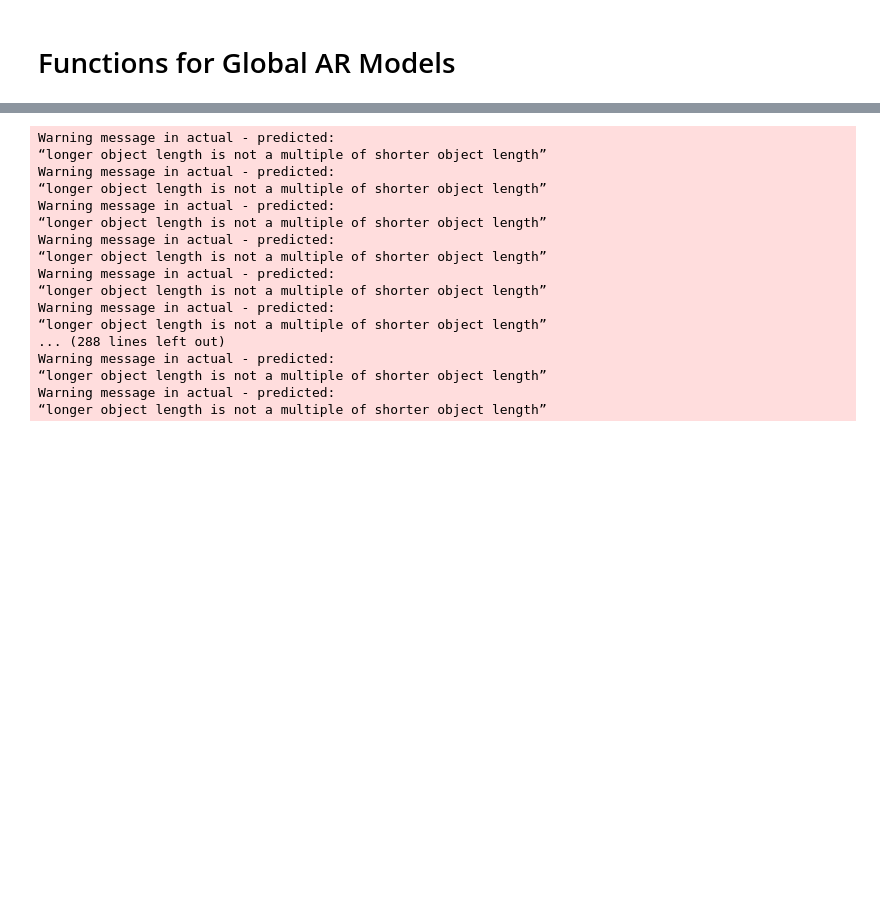
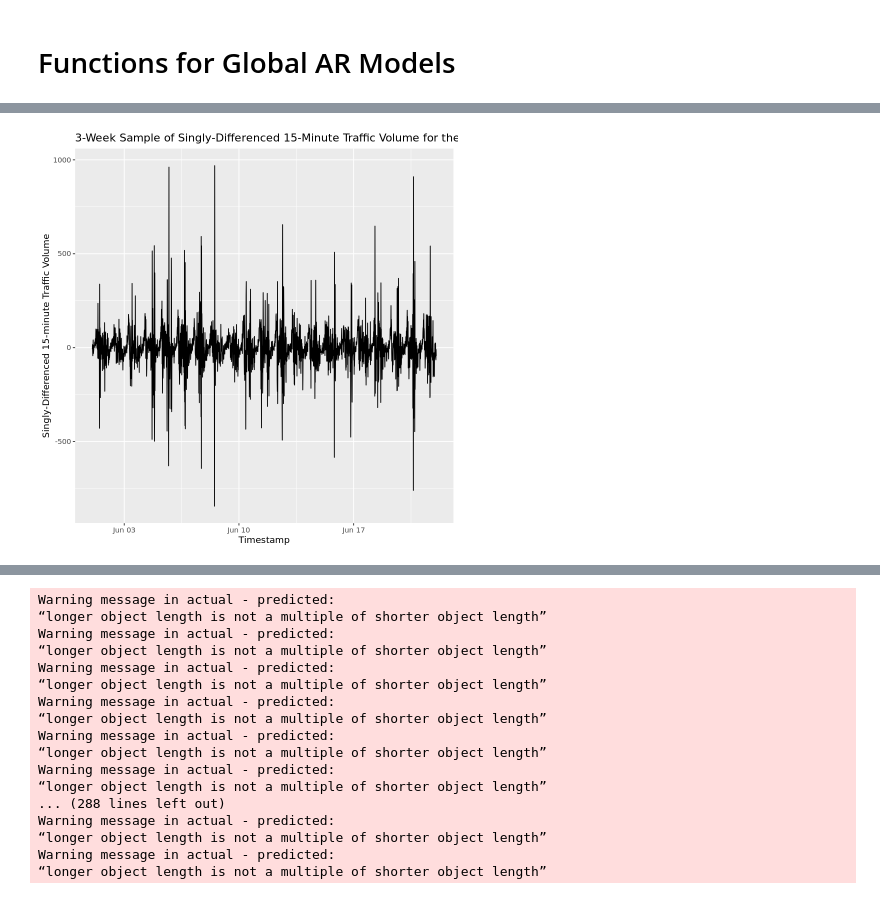
Before and after one commit to lojzimjm/dissertation, a Jupyter notebook: Pooled Regression Models (With Differencing).ipynb, the cells around one changed output, grey strips where cells are left out. Cells and saved outputs as stored; diff of their text form; code cells hidden in the pictures; blank space fills up the shorter version.

```diff
--- a/Pooled Regression Models (With Differencing).ipynb
+++ b/Pooled Regression Models (With Differencing).ipynb
@@ -471,0 +389,11 @@ global_ar_least_squares_pred_undiff <- function(original_data_ls,
+# %%
+single_diff_ts_sample <- diff_volume(ts_sample)
+# %%
+single_diff_ts_plot <- ggplot(single_diff_ts_sample$data[(96*15):(96*36-1),]) +
+    geom_line(aes(x=timestamp, y=total_volume)) +
+    labs(y="Singly-Differenced 15-minute Traffic Volume", x = "Timestamp") +
+    ggtitle(str_glue("3-Week Sample of Singly-Differenced 15-Minute Traffic Volume for the {sample_highway_name} at Sensor {sample_sensor_name}"))
+# %%
+single_diff_ts_plot
+# %% [output]
+[figure, added]
```
Also changed, not shown: parts of 61 cells of this notebook.
